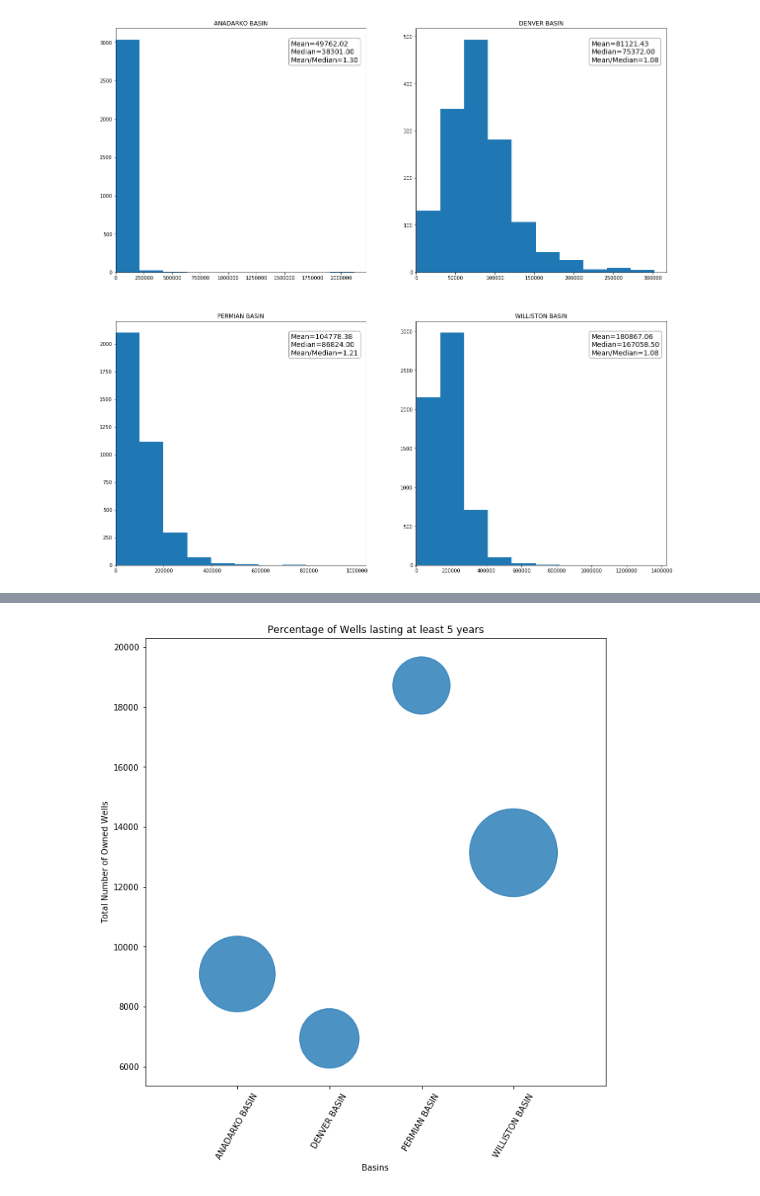
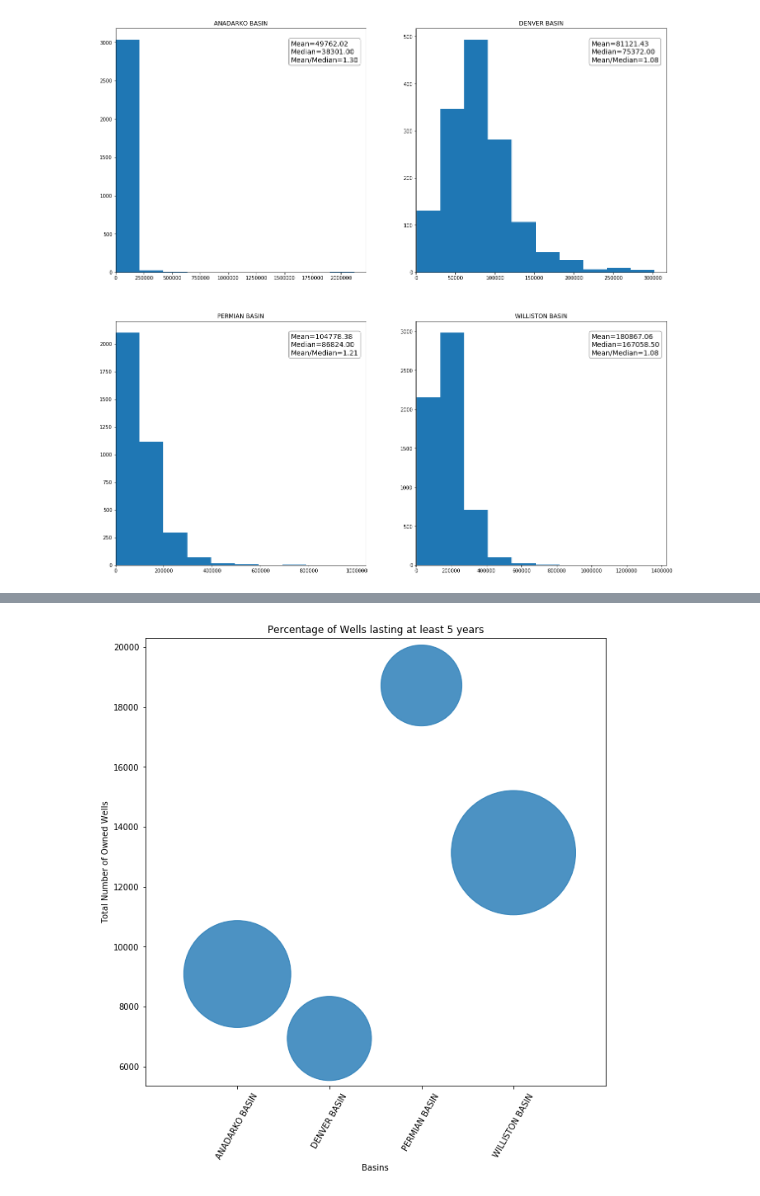
Before and after one commit to NourhanKhaled/DataScience-Project, a Jupyter notebook: Milestone1/Milestone_1.ipynb, the cells around one changed output, grey strips where cells are left out. Saved outputs shown, nothing was run; the diff lists cells and outputs as text; code cells hidden in the pictures.

Commit message:
Update Milestone_1.ipynb
Removed previous fifth plot code and increased bubble size

```diff
--- a/Milestone1/Milestone_1.ipynb
+++ b/Milestone1/Milestone_1.ipynb
@@ -248,23 +248,25 @@ def find_count_wells(basinName, table):
 # %%
 ### Fifth plot, showing percentage of wells that last for at least five years out of all of the
 count_all_wells_4basins = np.array([find_count_wells(y, indexed_wells_4basins) for y in basins])
 count_five_years_wells_4basins = np.array([find_count_wells(y, five_years_data) for y in basins])
 
 y = count_all_wells_4basins
 z = count_five_years_wells_4basins/count_all_wells_4basins
 
 _, ax = plt.subplots()
-size_scaler = 25000
+size_scaler = 50000
 ax.scatter(np.arange(len(basins)), y, s=z*size_scaler, alpha = 0.8)
 ax.xaxis.set_ticks(np.arange(len(basins)))
 ax.xaxis.set_ticklabels(basins, rotation=60)
+
+p_corr = gas[i].corr(liq[i], method='pearson')
 plt.xlabel("Basins")
 plt.ylabel("Total Number of Owned Wells")
 x1, x2, y1, y2 = plt.axis()
 plt.title('Percentage of Wells lasting at least 5 years')
 
 plt.axis((-1, 4, y1-1000, y2 + 1000))
 plt.savefig('Plot5.png')
 plt.show()
 # %% [output]
-[figure, old version]
+[figure, new version]
```
Also changed, not shown: parts of 2 cells of this notebook.
